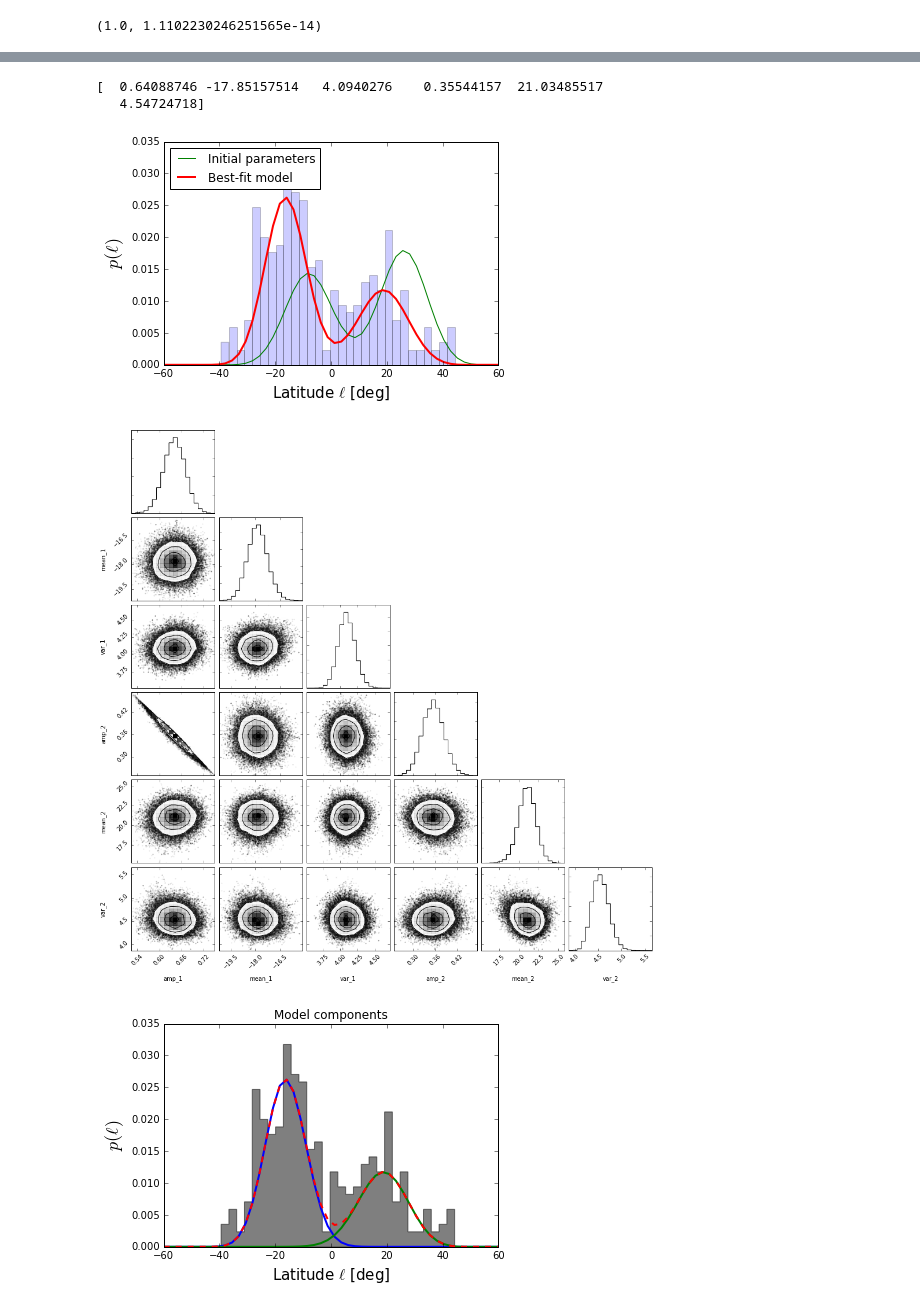
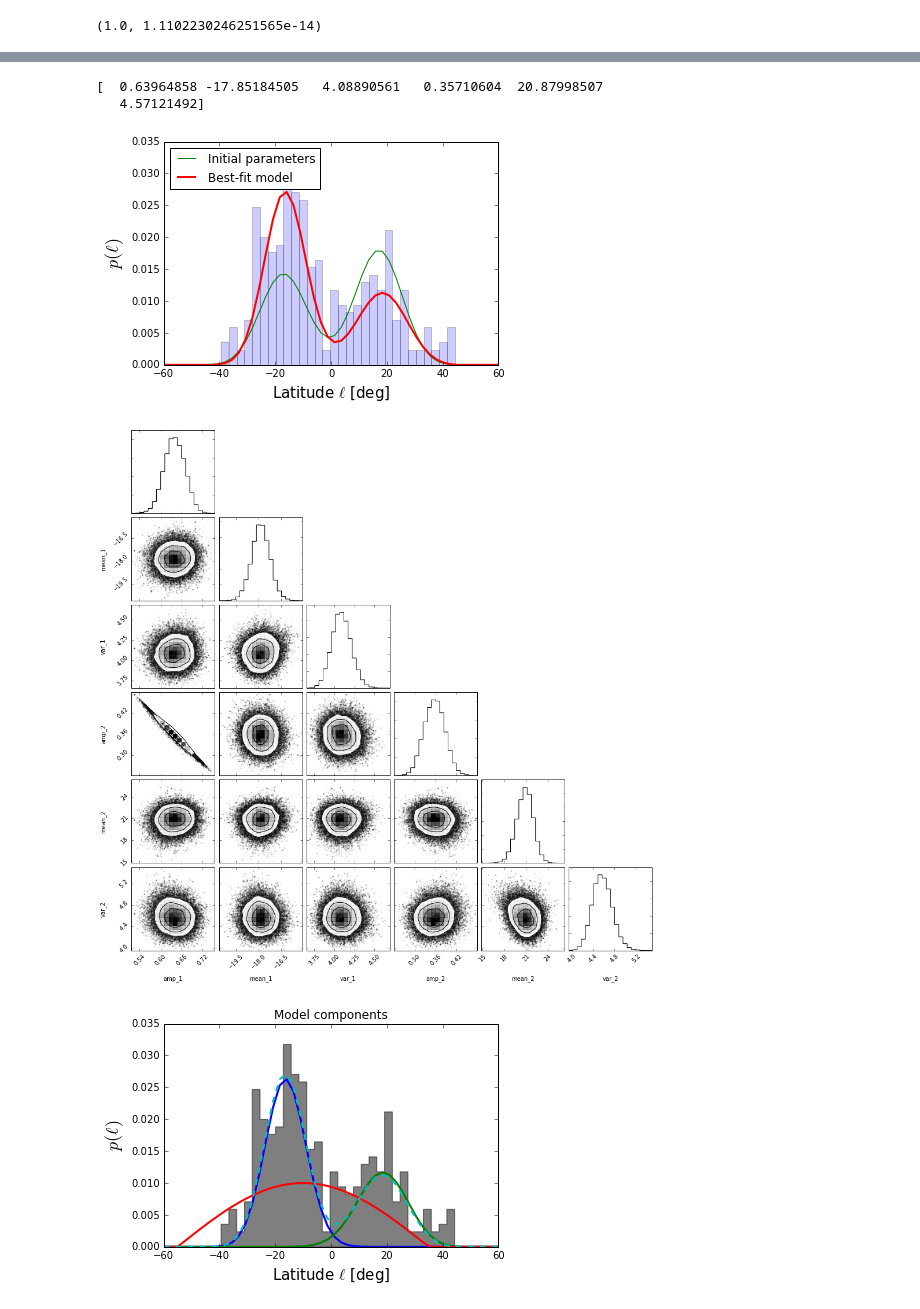
Before and after one commit to bmorris3/friedrich, a Jupyter notebook: hat11_flip_lambda/latitude_distribution.ipynb, the cells around one changed output, grey strips where cells are left out. Saved outputs shown, nothing was run; the diff lists cells and outputs as text; code cells hidden in the pictures.

```diff
--- a/hat11_flip_lambda/latitude_distribution.ipynb
+++ b/hat11_flip_lambda/latitude_distribution.ipynb
@@ -158,8 +162,8 @@ def gaussian(x, mean, lnvar, amp):
     return amp/np.sqrt(2*np.pi*var) * np.exp(-0.5 * (x - mean)**2 / var)
 
 def cosine(x, x0, amp):
-    y = amp * np.cos(2*np.radians(x - x0))
-    visible_hemisphere = (-45 < x - x0) & (x - x0 < 45)
+    y = amp * np.cos(np.radians(x - x0))
+    visible_hemisphere = (-90 < x - x0) & (x - x0 < 90)
     y[~visible_hemisphere] = 0
     return y
 
@@ -174,7 +178,7 @@ def lnlikelihood_cosine(x, yerr, x0, amp):
 def lnlikelihood_sum_gaussians(parameters, x, yerr):
     a1, m1, v1, a2, m2, v2 = parameters
     a3 = 1
-    x0 = (m1+m2)/2
+    x0 = transit_params.inc_stellar - 90
 
     ln_likes = (np.logaddexp(lnlikelihood_cosine(x, yerr, x0, a3),
                              lnlikelihood_gaussian(x, yerr, m1, v1, a1)),
@@ -188,7 +192,7 @@ def minimize_this(parameters, x, yerr):
 def model(parameters, x):
     a1, m1, v1, a2, m2, v2 = parameters
     a3 = 1
-    x0 = (m1+m2)/2
+    x0 = np.pi/2 - np.radians(transit_params.inc_stellar)
     return (cosine(x, x0, a3) * gaussian(x, m1, v1, a1) +
             cosine(x, x0, a3) * gaussian(x, m2, v2, a2))
 
@@ -210,7 +214,7 @@ def lnprob(parameters, x, yerr):
     lnlike, blobs = lnlikelihood_sum_gaussians(parameters, x, yerr)
     return lp + lnlike, blobs
 
-initp = [0.4, -10, np.log(9**2), 0.5, 28, np.log(9**2)]
+initp = [0.4, -19, np.log(9**2), 0.5, 19, np.log(9**2)]
 
 ndim, nwalkers = len(initp), 4*len(initp)
 p0 = [np.array(initp) + 1e-2*np.random.randn(ndim) for i in range(nwalkers)]
@@ -235,9 +239,9 @@ plt.xlabel('Latitude $\ell$ [deg]', fontsize=15)
 plt.ylabel('$p(\ell)$', fontsize=18)
 print(bestp)
 # %% [output]
-[  0.64088746 -17.85157514   4.0940276    0.35544157  21.03485517
-   4.54724718]
+[  0.63964858 -17.85184505   4.08890561   0.35710604  20.87998507
+   4.57121492]
-[figure, old version]
+[figure, new version]
 # %%
 import corner
 
@@ -245,25 +249,26 @@ import corner
 labels = "amp_1, mean_1, var_1, amp_2, mean_2, var_2".split(', ')
 fig = corner.corner(samples, labels=labels)
 # %% [output]
-[figure, old version]
+[figure, new version]
 # %%
 components = np.array([gaussian(test_lats, bestp[1], bestp[2], bestp[0]) *
                        cosine(test_lats, (bestp[1] + bestp[4])/2, 1),
                        gaussian(test_lats, bestp[4], bestp[5], bestp[3]) *
-                       cosine(test_lats, (bestp[1] + bestp[4])/2, 1)]).T
+                       cosine(test_lats, (bestp[1] + bestp[4])/2, 1),
+                       0.01*cosine(test_lats, transit_params.inc_stellar - 90, 1)]).T
 
 plt.hist(significant_latitudes, 30, normed=True,
          alpha=0.5, histtype='stepfilled', color='k')
 
 plt.title('Model components')
 plt.plot(test_lats, components, lw=2)
 plt.plot(test_lats, model(bestp, test_lats), ls='--', lw=2)
 plt.legend(loc='upper left')
 plt.xlabel('Latitude $\ell$ [deg]', fontsize=15)
 plt.ylabel('$p(\ell)$', fontsize=18)
 plt.show()
 # %% [output]
-[figure, old version]
+[figure, new version]
 # %%
 print("Gaussian 1 properties: \n\tmean={0:.2f} deg  std={1:.2f} deg  amp={2:.2f}"
       .format(bestp[1], np.exp(bestp[2])**0.5, bestp[0]))
```
Also changed, not shown: parts of 13 cells of this notebook.
